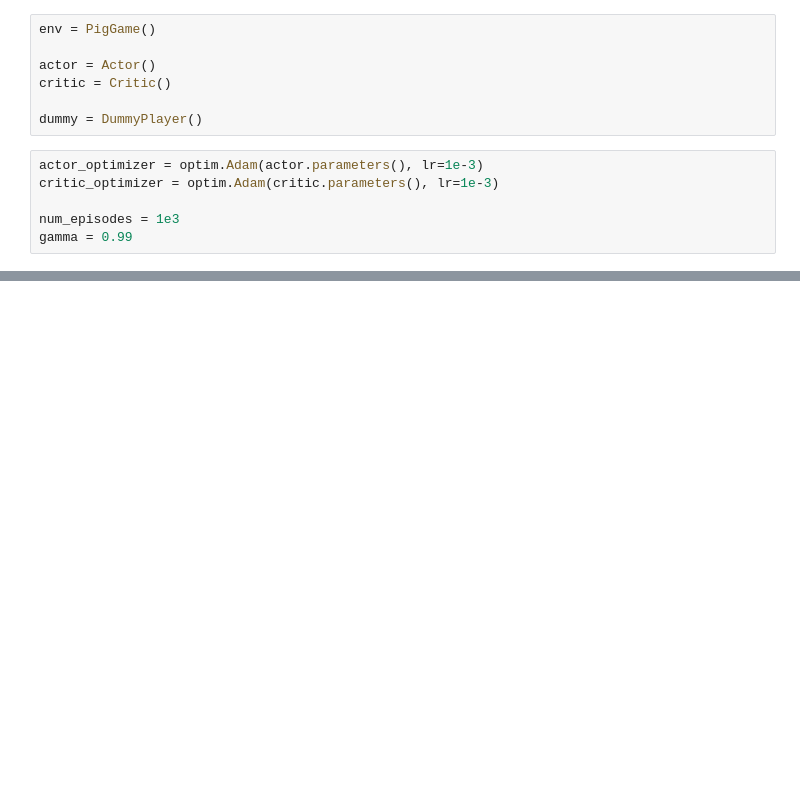
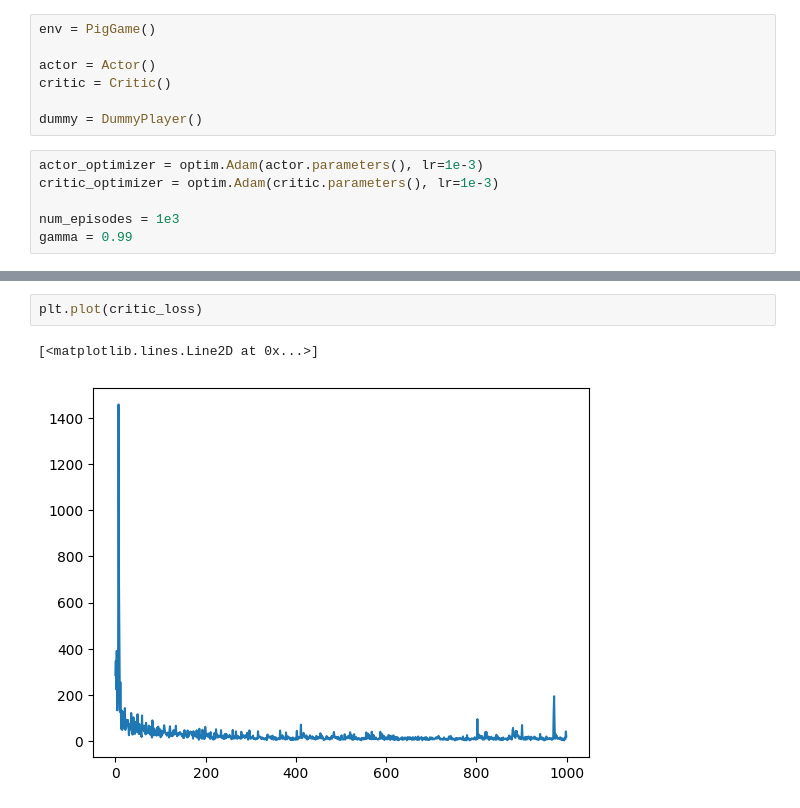
Before and after one commit to LeweLotki/PigGame, a Jupyter notebook: PigGame.ipynb, the cells around one changed output, grey strips where cells are left out. Saved outputs shown, nothing was run; the diff lists cells and outputs as text; blank space fills up the shorter version.

```diff
--- a/PigGame.ipynb
+++ b/PigGame.ipynb
@@ -78,0 +153,5 @@ plt.show()
+# %%
+plt.plot(critic_loss)
+# %% [output]
+[<matplotlib.lines.Line2D at 0x...>]
+[figure, added]
```
Also changed, not shown: parts of 7 cells of this notebook, 1 other file.
